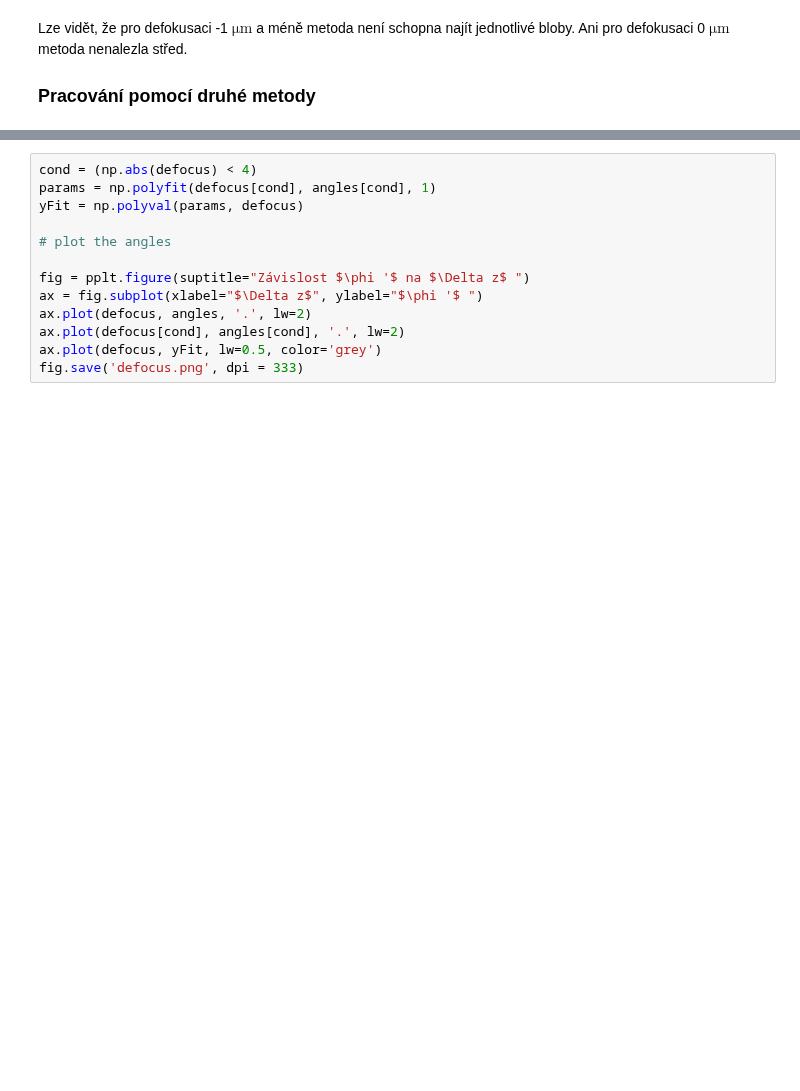
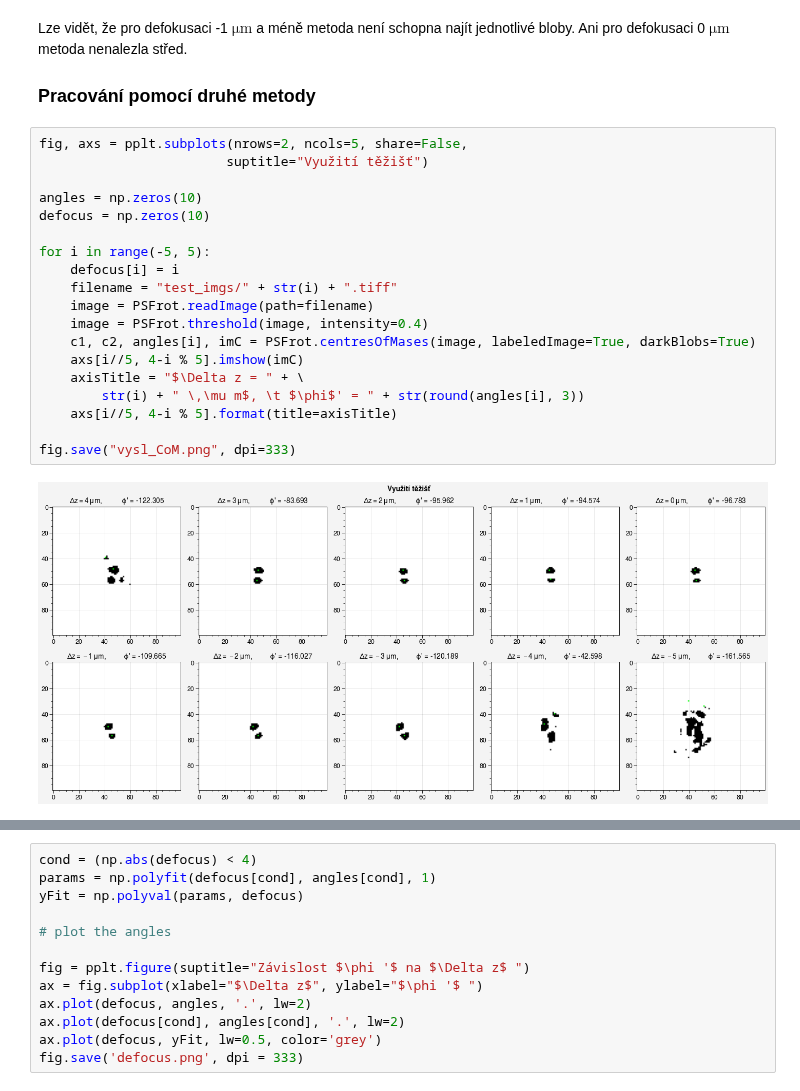
Before and after one commit to Kubiczek36/AF_module_automatition, a Jupyter notebook: psf_detection.ipynb, the cells around one changed output, grey strips where cells are left out. Drawn from its saved outputs; the diff is of its cells as text; blank space fills up the shorter version.

```diff
--- a/psf_detection.ipynb
+++ b/psf_detection.ipynb
@@ -94,4 +94,25 @@ fig.save("vysl_circ.png", dpi=333)
 Lze vidět, že pro defokusaci -1 $\mathrm{\mu m}$ a méně metoda není schopna najít jednotlivé bloby. Ani pro defokusaci 0 $\mathrm{\mu m}$ metoda nenalezla střed.
 
 ### Pracování pomocí druhé metody
+# %%
+fig, axs = pplt.subplots(nrows=2, ncols=5, share=False,
+                        suptitle="Využití těžišť")
+
+angles = np.zeros(10)
+defocus = np.zeros(10)
+
+for i in range(-5, 5):
+    defocus[i] = i
+    filename = "test_imgs/" + str(i) + ".tiff"
+    image = PSFrot.readImage(path=filename)
+    image = PSFrot.threshold(image, intensity=0.4)
+    c1, c2, angles[i], imC = PSFrot.centresOfMases(image, labeledImage=True, darkBlobs=True)
+    axs[i//5, 4-i % 5].imshow(imC)
+    axisTitle = "$\Delta z = " + \
+        str(i) + " \,\mu m$, \t $\phi$' = " + str(round(angles[i], 3))
+    axs[i//5, 4-i % 5].format(title=axisTitle)
+
+fig.save("vysl_CoM.png", dpi=333)
+# %% [output]
+[figure, added]
 # %%
```
Also changed, not shown: parts of 2 cells of this notebook, 1 other file.
